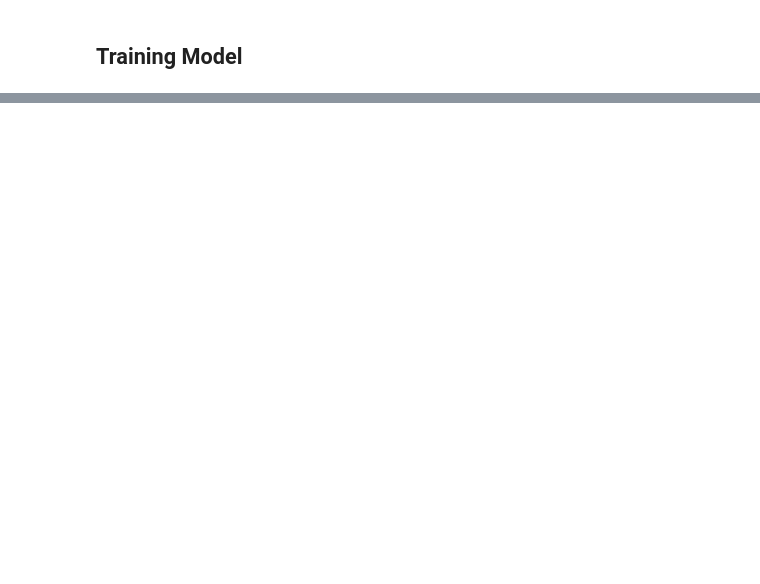
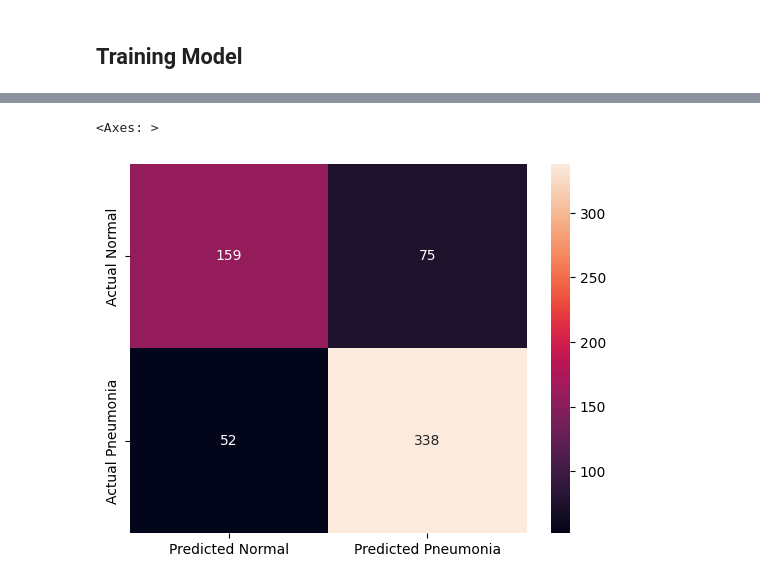
Before and after one commit to hestquest/MLHC, a Jupyter notebook: Q2.2.ipynb, the cells around one changed output, grey strips where cells are left out. Cells and saved outputs as stored; diff of their text form; code cells hidden in the pictures; blank space fills up the shorter version.

Commit message:
Updated Q2.2
The model now works better

```diff
--- a/Q2.2.ipynb
+++ b/Q2.2.ipynb
@@ -221,0 +165,2 @@ Precision:0.7375478744506836, Recall:0.9871794581413269, Accuracy:0.772435903549
+# %%
+ypred = model.predict(test_data, batch_size=32)
@@ -221,0 +169,10 @@ Precision:0.7375478744506836, Recall:0.9871794581413269, Accuracy:0.772435903549
+# %%
+yhat = np.zeros(len(ypred))
+
+for i, item in enumerate(ypred):
+    yhat[i] = item
+
+    if yhat[i] > 0.5:
+        yhat[i] = 1
+    else:
+        yhat[i] = 0
@@ -221,0 +199,12 @@ Precision:0.7375478744506836, Recall:0.9871794581413269, Accuracy:0.772435903549
+# %%
+from sklearn.metrics import classification_report,confusion_matrix
+import pandas as pd
+
+cm = pd.DataFrame(data=confusion_matrix(test_data.classes, yhat, labels=[0, 1]),index=["Actual Normal", "Actual Pneumonia"],
+columns=["Predicted Normal", "Predicted Pneumonia"])
+# %%
+import seaborn as sns
+sns.heatmap(cm,annot=True,fmt="d")
+# %% [output]
+<Axes: >
+[figure, added]
```
Also changed, not shown: parts of 40 cells of this notebook, 19 other files.
